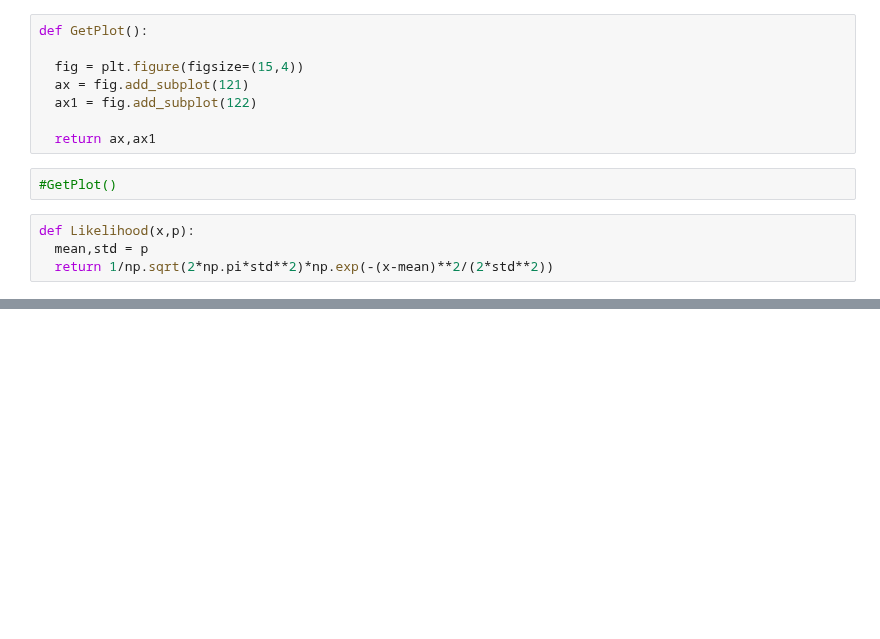
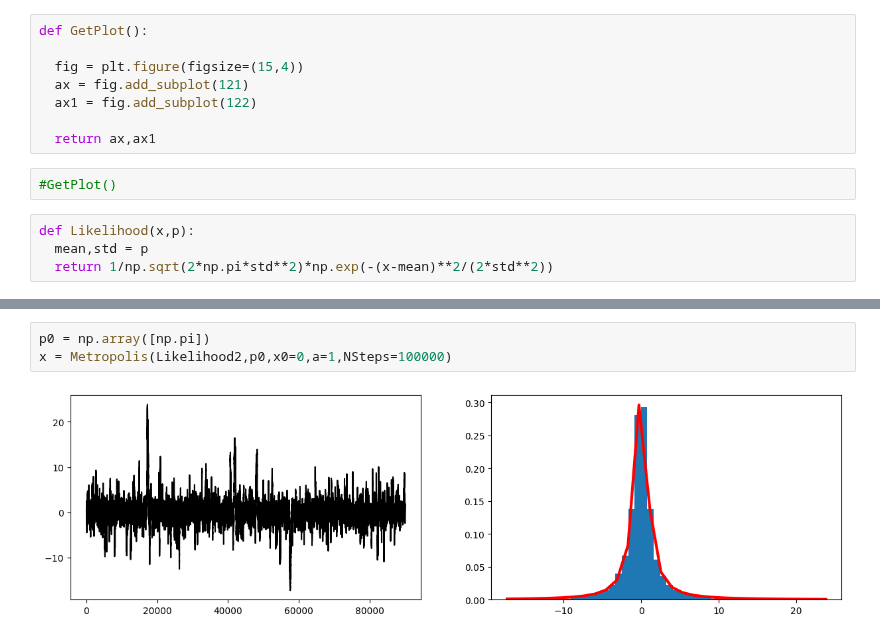
Before and after one commit to asegura4488/MetodosComputacionales1, a Jupyter notebook: Semana15/Metropolis.ipynb, the cells around one changed output, grey strips where cells are left out. Cells and saved outputs as stored; diff of their text form; blank space fills up the shorter version.

```diff
--- a/Semana15/Metropolis.ipynb
+++ b/Semana15/Metropolis.ipynb
@@ -66,0 +78,5 @@ plt.plot(x)
+# %%
+p0 = np.array([np.pi])
+x = Metropolis(Likelihood2,p0,x0=0,a=1,NSteps=100000)
+# %% [output]
+[figure, added]
```
Also changed, not shown: parts of 6 cells of this notebook.
